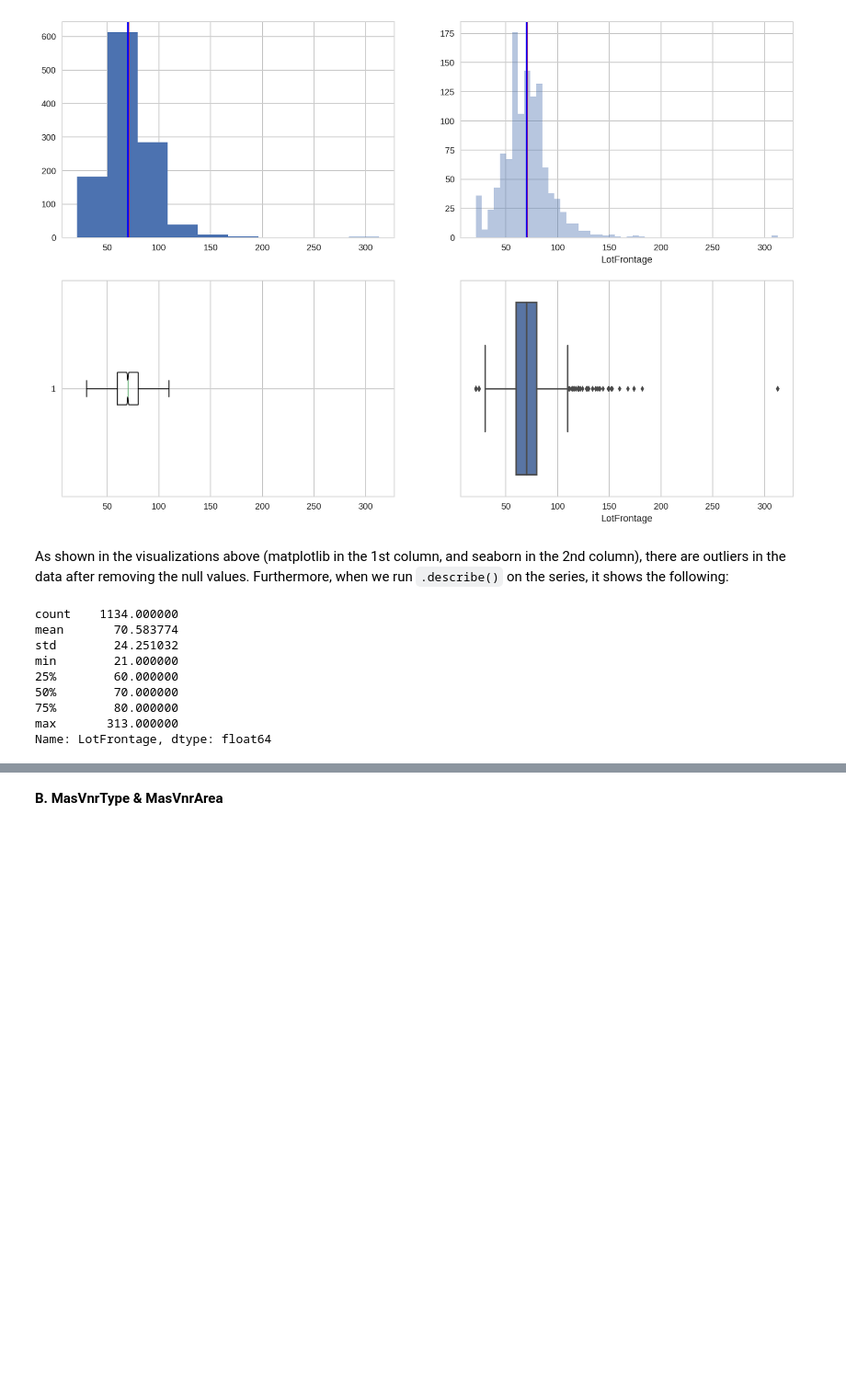
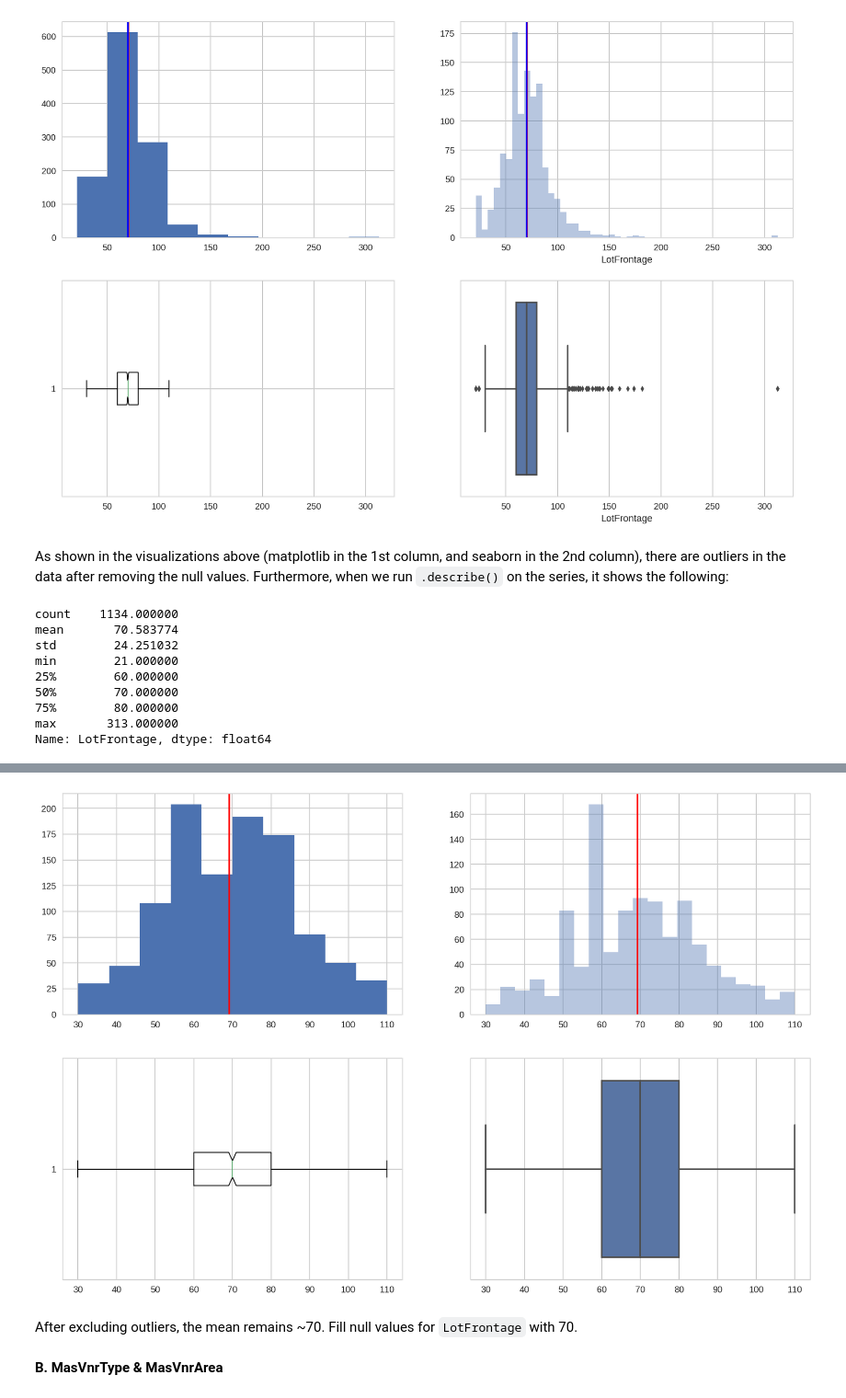
Before and after one commit to godsylla/Housing-Sales-Price-Predictions-Regression-, a Jupyter notebook: ipynb/Part01 - Ames Housing Data - Load, Inspect, Clean Data.ipynb, the cells around one changed output, grey strips where cells are left out. Shown at 92% size. Cells and saved outputs as stored; diff of their text form; code cells hidden in the pictures; blank space fills up the shorter version.

```diff
--- a/ipynb/Part01 - Ames Housing Data - Load, Inspect, Clean Data.ipynb
+++ b/ipynb/Part01 - Ames Housing Data - Load, Inspect, Clean Data.ipynb
@@ -1047,0 +1062,4 @@ In applying the Tukey Method, we will now eliminate the outliers to re-examine t
+# %%
+lotfrontage_nonnull_nooutliers = [value for value in lotfrontage_nonnull if ((value >= 30) & (value <= 110))]
+lotfrontage_cleaned_df = pd.DataFrame(lotfrontage_nonnull_nooutliers)
+lotfrontage_cleaned_df.describe()
@@ -1047,0 +1076,25 @@ In applying the Tukey Method, we will now eliminate the outliers to re-examine t
+# %%
+lotfrontage_for_graphing = np.array(lotfrontage_cleaned_df)
+lotfrontage_for_graphing = lotfrontage_for_graphing.ravel()
+# %%
+plt.figure(1, figsize=(15,10))
+
+plt.subplot(221)
+_ = plt.hist(lotfrontage_for_graphing)
+plt.axvline(lotfrontage_for_graphing.mean(), c='r')
+
+plt.subplot(222)
+_ = sns.distplot(lotfrontage_for_graphing, kde=False)
+plt.axvline(lotfrontage_for_graphing.mean(), c='r')
+
+plt.subplot(223)
+_ = plt.boxplot(lotfrontage_for_graphing, vert=False, notch=True)
+
+plt.subplot(224)
+_ = sns.boxplot(lotfrontage_for_graphing)
+
+plt.show()
+# %% [output]
+[figure, added]
+# %% [markdown]
+After excluding outliers, the mean remains ~70. Fill null values for `LotFrontage` with 70.
```
Also changed, not shown: parts of 23 cells of this notebook, 1 other file.
